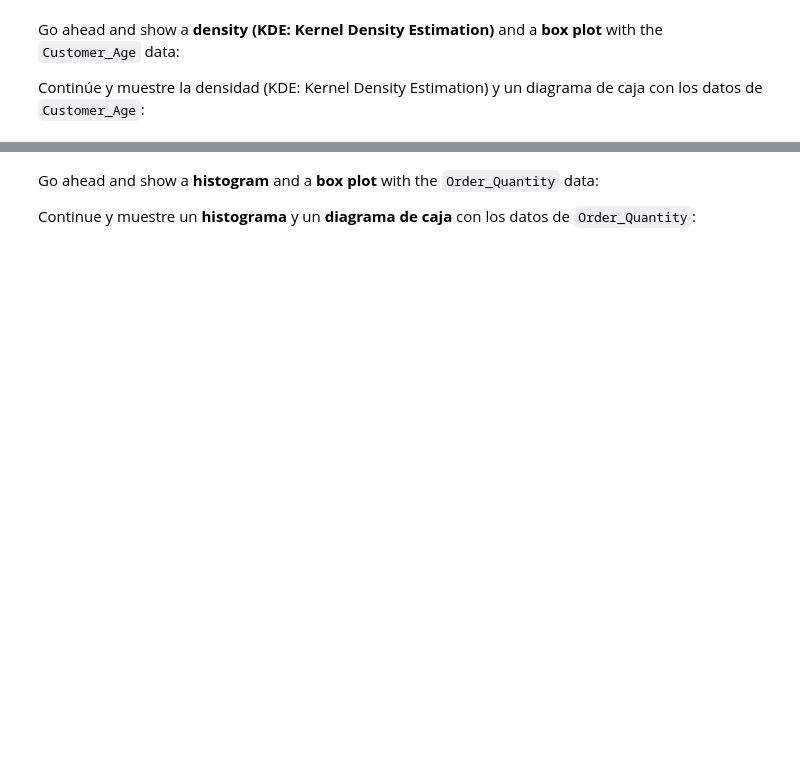
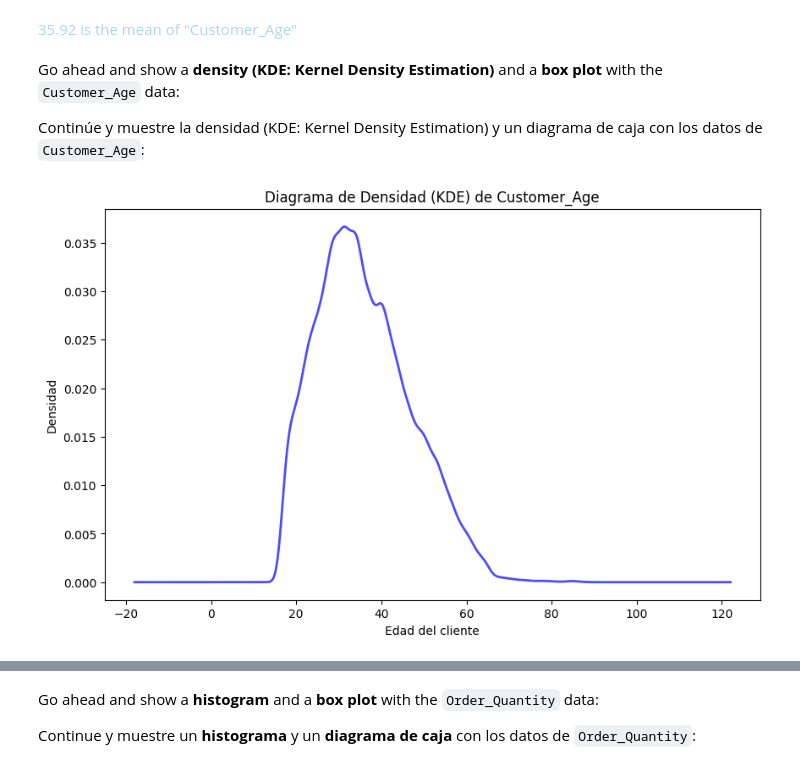
Before and after one commit to TonyGael/FCC_Pandas_Real_Life_Example, a Jupyter notebook: Exercises_1.ipynb, the cells around one changed output, grey strips where cells are left out. Saved outputs shown, nothing was run; the diff lists cells and outputs as text; code cells hidden in the pictures; blank space fills up the shorter version.

```diff
--- a/Exercises_1.ipynb
+++ b/Exercises_1.ipynb
@@ -42,6 +43,11 @@ sales.head()
 # %%
 # your code goes here
 # tu código va aquí
+mean_age = sales['Customer_Age'].mean()
+colored_mean_age = f'<span style="color: lightblue;">{mean_age:.2f} is the mean of "Customer_Age"'
+display(HTML(colored_mean_age))
+# %% [output]
+35.92 is the mean of "Customer_Age"
 # %% [markdown]
 Go ahead and show a <b>density (KDE: Kernel Density Estimation)</b> and a <b>box plot</b> with the `Customer_Age` data:
 
@@ -50,0 +55,10 @@ Continúe y muestre la densidad (KDE: Kernel Density Estimation) y un diagrama d
+# %%
+# your code goes here
+# Diagrama de densidad (KDE) de la columna Customer_Age
+sales['Customer_Age'].plot(kind='density', figsize=(10, 6), color='blue', linewidth=2, alpha=0.7)
+plt.title('Diagrama de Densidad (KDE) de Customer_Age')
+plt.xlabel('Edad del cliente')
+plt.ylabel('Densidad')
+plt.show()
+# %% [output]
+[figure, added]
```
Also changed, not shown: parts of 3 cells of this notebook.
